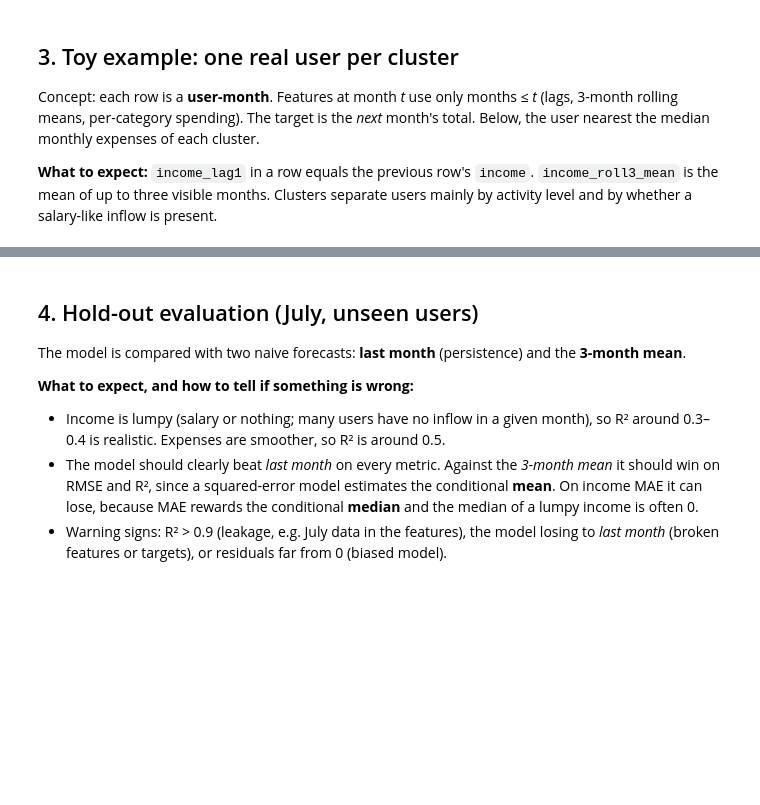
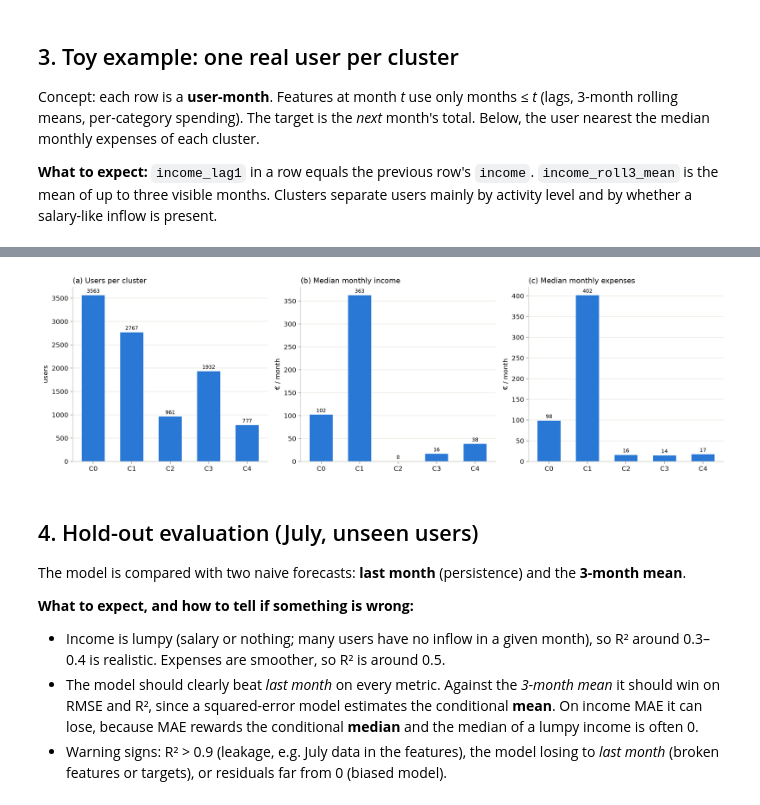
Before and after one commit to aadinoyiibrahim/income, a Jupyter notebook: notebooks/analysis.ipynb, the cells around one changed output, grey strips where cells are left out. Saved outputs shown, nothing was run; the diff lists cells and outputs as text; code cells hidden in the pictures; blank space fills up the shorter version.

```diff
--- a/notebooks/analysis.ipynb
+++ b/notebooks/analysis.ipynb
@@ -124,5 +127,5 @@ display(feats.loc[feats.user_id.isin(toy_users), cols].sort_values(["cluster", "
 | 16772 | 4e273ca5ae5fdf50b684c85886a545ee | 4 | 2016-07 | 21.0 | 0.0 | 1 | 36.0 | 64.0 | ... |
 # %%
 plotter.plot_clusters(feats, outdir_)
-display(Markdown("![](../img/clusters.png)"))
+plt.show()
 # %% [output]
@@ -130,3 +132,4 @@ display(Markdown("![](../img/clusters.png)"))
+[figure, added]
 # %% [markdown]
 ## 4. Hold-out evaluation (July, unseen users)
 
```
Also changed, not shown: parts of 8 cells of this notebook, 4 other files.
